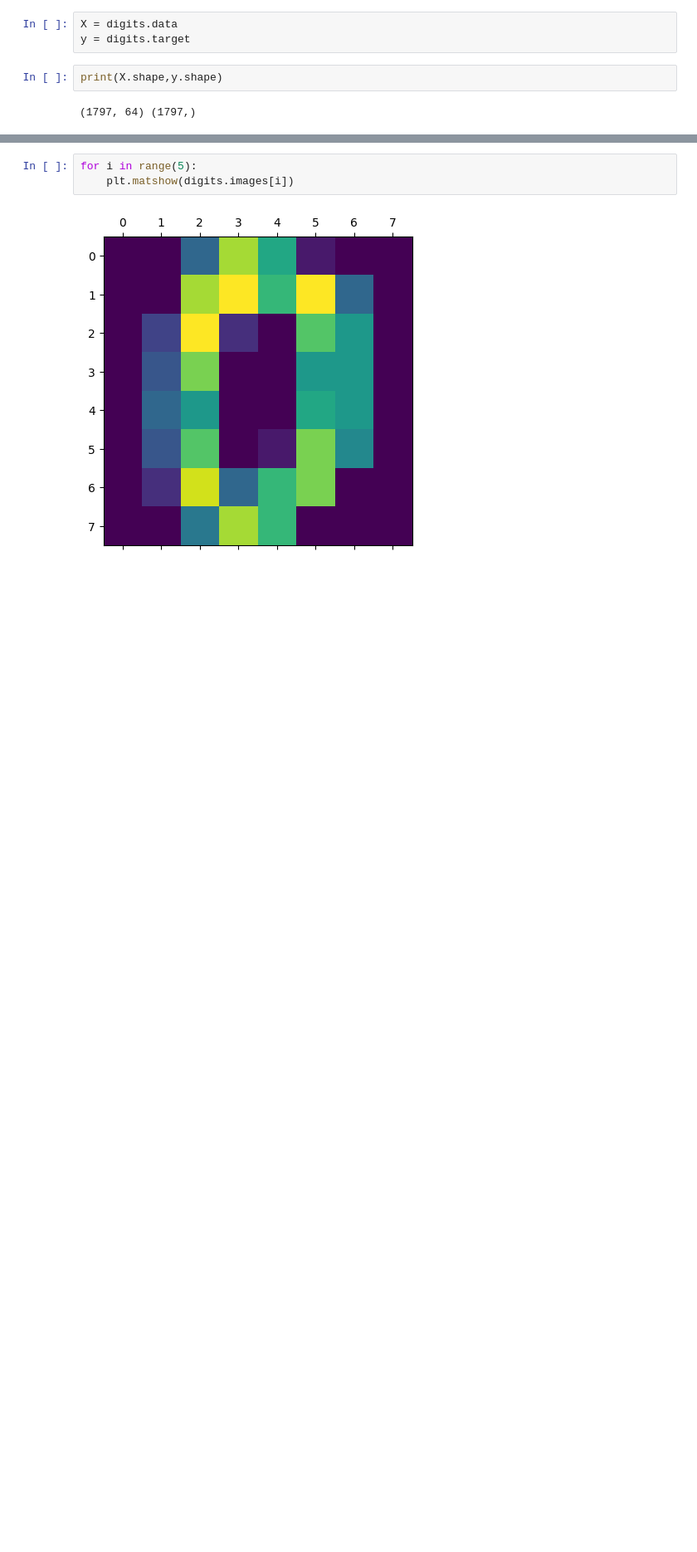
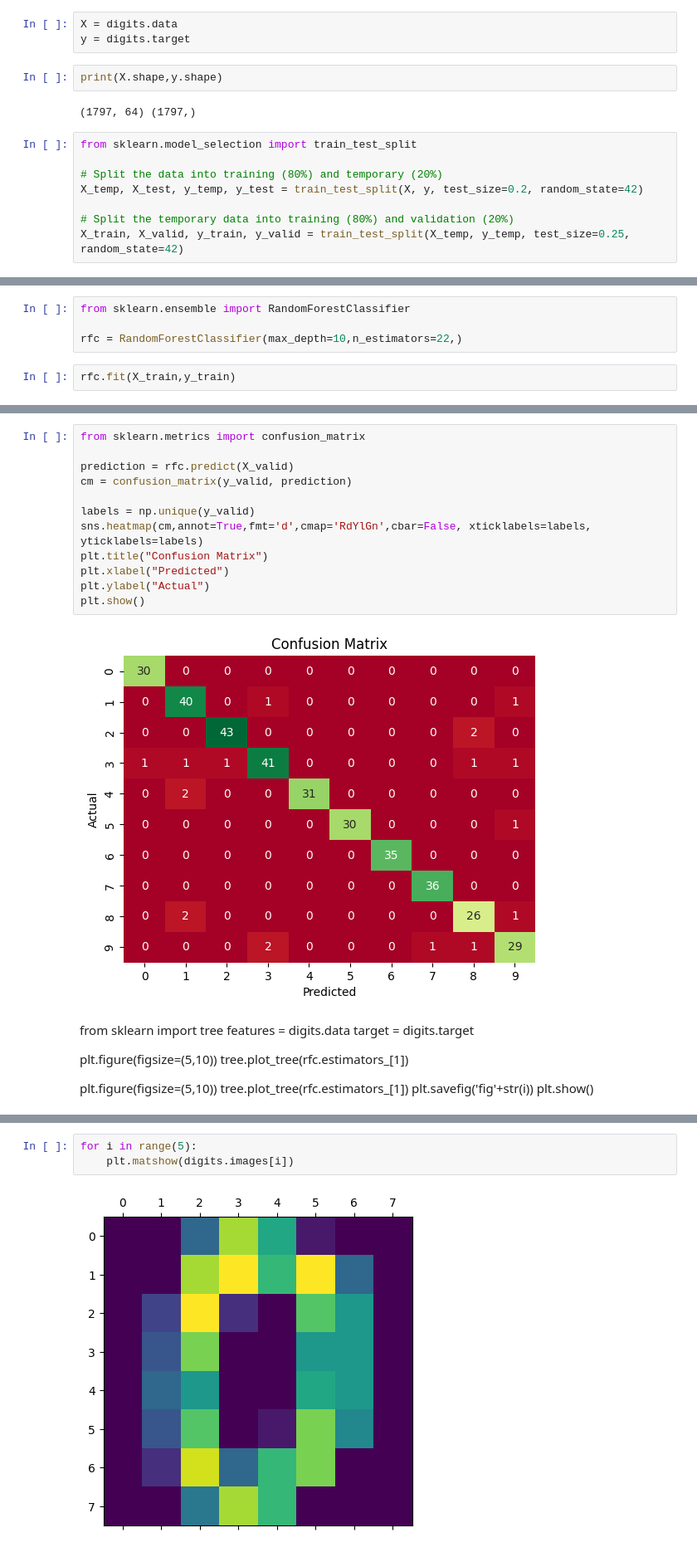
Before and after one commit to JOCRZ/Data-Science-Diploma, a Jupyter notebook: Machine-Learning/Random Forest/Project1/Project1.ipynb, the cells around one changed output, grey strips where cells are left out. Shown at 83% size. Cells and saved outputs as stored; diff of their text form; blank space fills up the shorter version.

```diff
--- a/Machine-Learning/Random Forest/Project1/Project1.ipynb
+++ b/Machine-Learning/Random Forest/Project1/Project1.ipynb
@@ -14,3 +14,11 @@ y = digits.target
 print(X.shape,y.shape)
 # %% [output]
 (1797, 64) (1797,)
+# %%
+from sklearn.model_selection import train_test_split
+
+# Split the data into training (80%) and temporary (20%)
+X_temp, X_test, y_temp, y_test = train_test_split(X, y, test_size=0.2, random_state=42)
+
+# Split the temporary data into training (80%) and validation (20%)
+X_train, X_valid, y_train, y_valid = train_test_split(X_temp, y_temp, test_size=0.25, random_state=42)
@@ -16,0 +29,6 @@ print(X.shape,y.shape)
+# %%
+from sklearn.ensemble import RandomForestClassifier
+
+rfc = RandomForestClassifier(max_depth=10,n_estimators=22,)
+# %%
+rfc.fit(X_train,y_train)
@@ -16,0 +51,29 @@ print(X.shape,y.shape)
+# %%
+from sklearn.metrics import confusion_matrix
+
+prediction = rfc.predict(X_valid)
+cm = confusion_matrix(y_valid, prediction)
+
+labels = np.unique(y_valid)
+sns.heatmap(cm,annot=True,fmt='d',cmap='RdYlGn',cbar=False, xticklabels=labels, yticklabels=labels)
+plt.title("Confusion Matrix")
+plt.xlabel("Predicted")
+plt.ylabel("Actual")
+plt.show()
+# %% [output]
+[figure, added]
+# %% [markdown]
+
+
+from sklearn import tree
+features = digits.data
+target = digits.target
+
+
+plt.figure(figsize=(5,10))
+tree.plot_tree(rfc.estimators_[1])
+
+plt.figure(figsize=(5,10))
+tree.plot_tree(rfc.estimators_[1])
+plt.savefig('fig'+str(i))
+plt.show()
```
Also changed, not shown: parts of 6 cells of this notebook.
